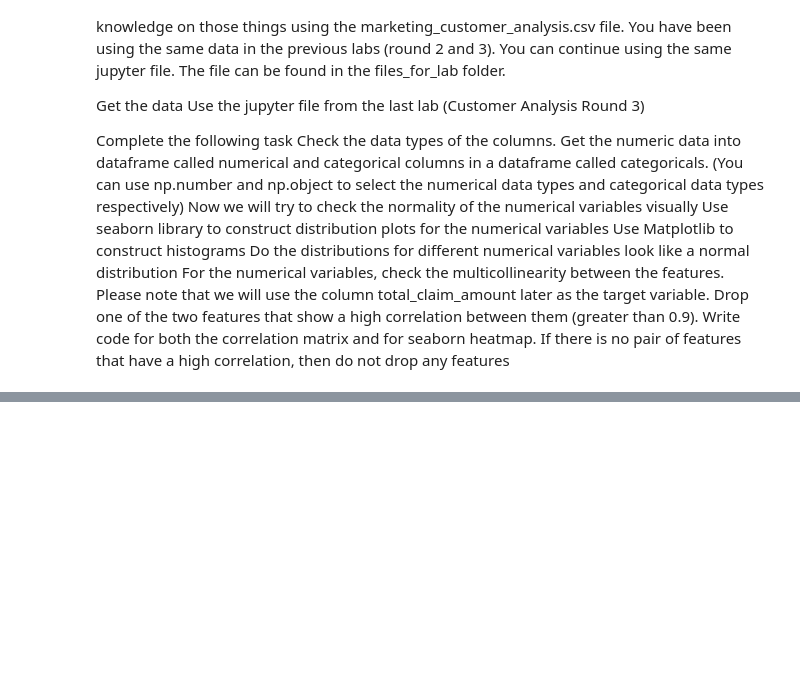
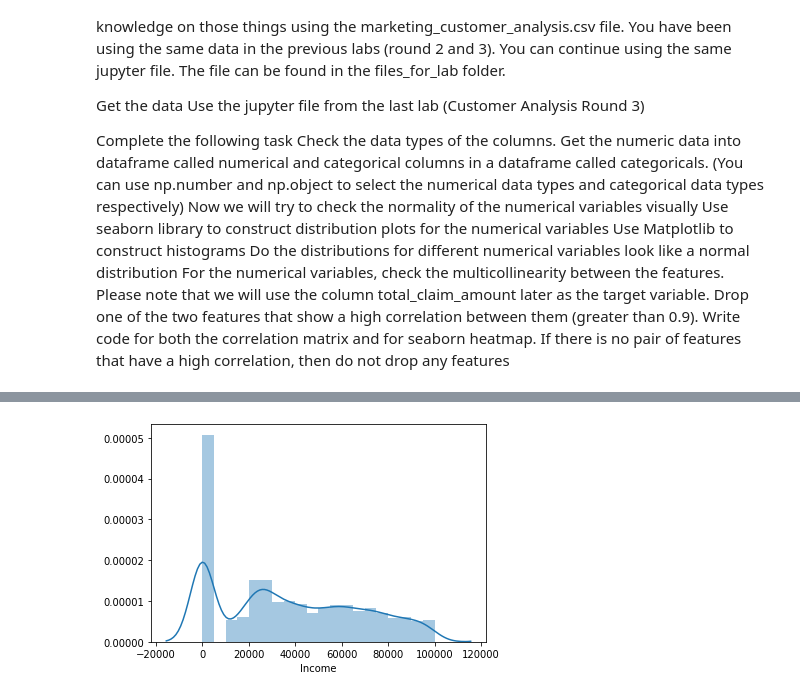
Before and after one commit to FrCloers/lab-customer-analysis-round-3, a Jupyter notebook: files_for_lab/csv_files/lab-customer-analysis-round-3+4.ipynb, the cells around one changed output, grey strips where cells are left out. Cells and saved outputs as stored; diff of their text form; code cells hidden in the pictures; blank space fills up the shorter version.

```diff
--- a/files_for_lab/csv_files/lab-customer-analysis-round-3+4.ipynb
+++ b/files_for_lab/csv_files/lab-customer-analysis-round-3+4.ipynb
@@ -103,0 +157,9 @@ Drop one of the two features that show a high correlation between them (greater
+# %%
+#Do the distributions for different numerical variables look like a normal distribution
+#No nomral distribution found!
+#Example 1: Income
+
+sns.distplot(data["Income"], bins = 20)
+plt.show()
+# %% [output]
+[figure, added]
```
Also changed, not shown: parts of 7 cells of this notebook.
